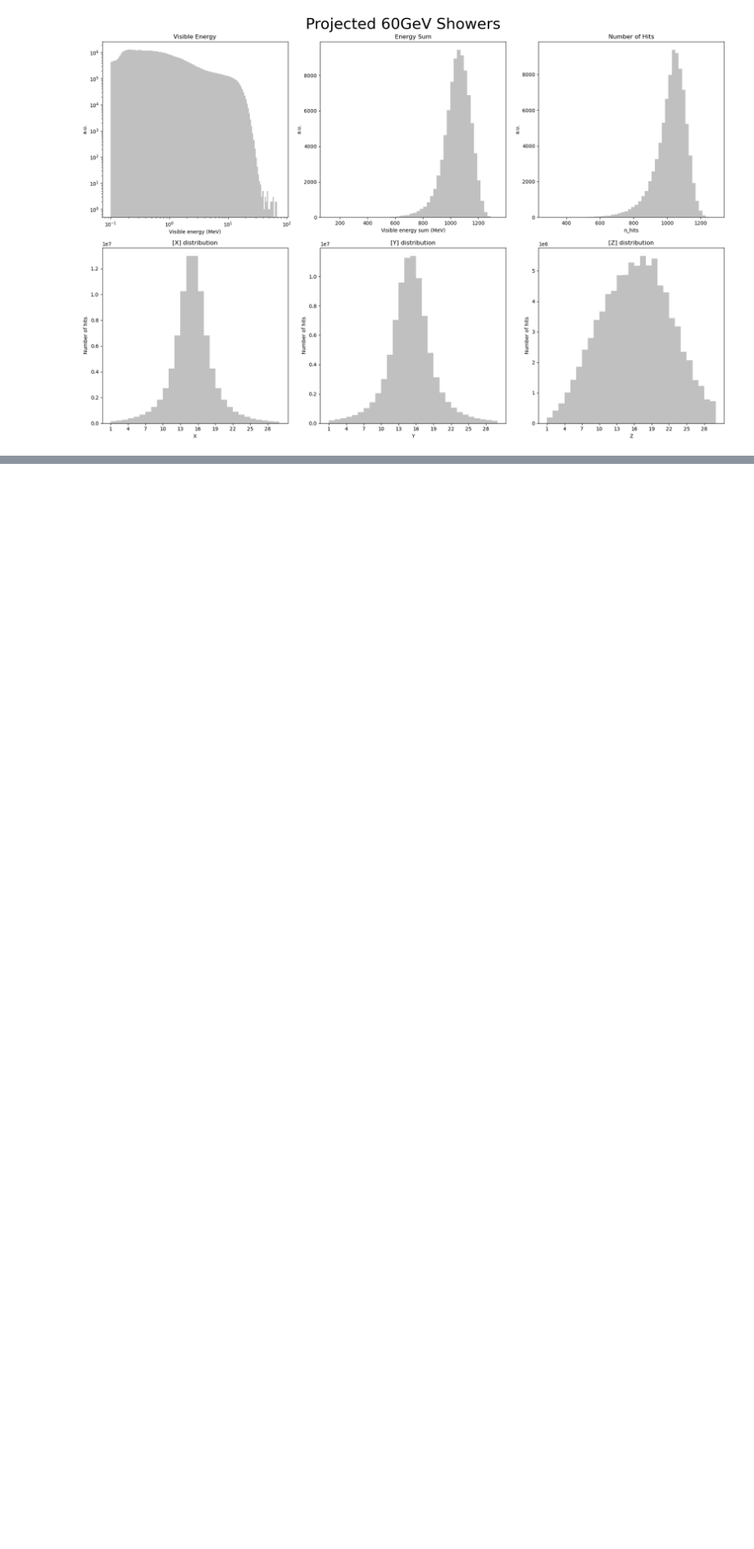
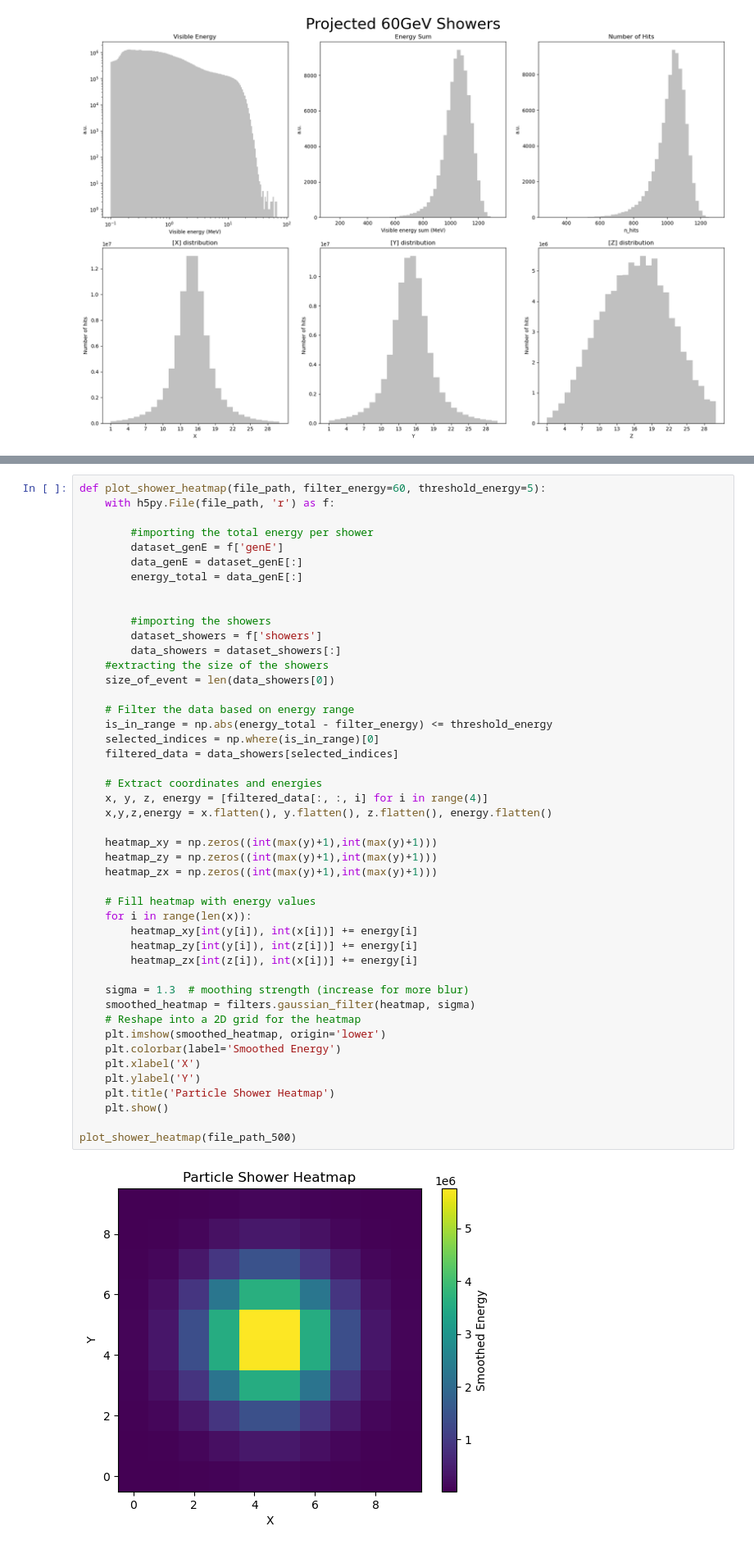
Before and after one commit to HenningRose/Shower_Visualization, a Jupyter notebook: shower_plots.ipynb, the cells around one changed output, grey strips where cells are left out. Shown: that part at 82% size. Saved outputs shown, nothing was run; the diff lists cells and outputs as text; blank space fills up the shorter version.

```diff
--- a/shower_plots.ipynb
+++ b/shower_plots.ipynb
@@ -111,0 +151,48 @@ plot_shower_data(file_path_1700)
+# %%
+def plot_shower_heatmap(file_path, filter_energy=60, threshold_energy=5):
+    with h5py.File(file_path, 'r') as f:
+
+        #importing the total energy per shower
+        dataset_genE = f['genE']
+        data_genE = dataset_genE[:]
+        energy_total = data_genE[:]
+
+
+        #importing the showers
+        dataset_showers = f['showers']
+        data_showers = dataset_showers[:]
+    #extracting the size of the showers
+    size_of_event = len(data_showers[0])
+
+    # Filter the data based on energy range
+    is_in_range = np.abs(energy_total - filter_energy) <= threshold_energy
+    selected_indices = np.where(is_in_range)[0]
+    filtered_data = data_showers[selected_indices]
+
+    # Extract coordinates and energies
+    x, y, z, energy = [filtered_data[:, :, i] for i in range(4)]
+    x,y,z,energy = x.flatten(), y.flatten(), z.flatten(), energy.flatten()
+
+    heatmap_xy = np.zeros((int(max(y)+1),int(max(y)+1)))
+    heatmap_zy = np.zeros((int(max(y)+1),int(max(y)+1)))
+    heatmap_zx = np.zeros((int(max(y)+1),int(max(y)+1)))
+
+    # Fill heatmap with energy values
+    for i in range(len(x)):
+        heatmap_xy[int(y[i]), int(x[i])] += energy[i]
+        heatmap_zy[int(y[i]), int(z[i])] += energy[i]
+        heatmap_zx[int(z[i]), int(x[i])] += energy[i]
+
+    sigma = 1.3  # moothing strength (increase for more blur)
+    smoothed_heatmap = filters.gaussian_filter(heatmap, sigma)
+    # Reshape into a 2D grid for the heatmap
+    plt.imshow(smoothed_heatmap, origin='lower')
+    plt.colorbar(label='Smoothed Energy')
+    plt.xlabel('X')
+    plt.ylabel('Y')
+    plt.title('Particle Shower Heatmap')
+    plt.show()
+
+plot_shower_heatmap(file_path_500)
+# %% [output]
+[figure, added]
```
Also changed, not shown: parts of 4 cells of this notebook, 3 other files.
